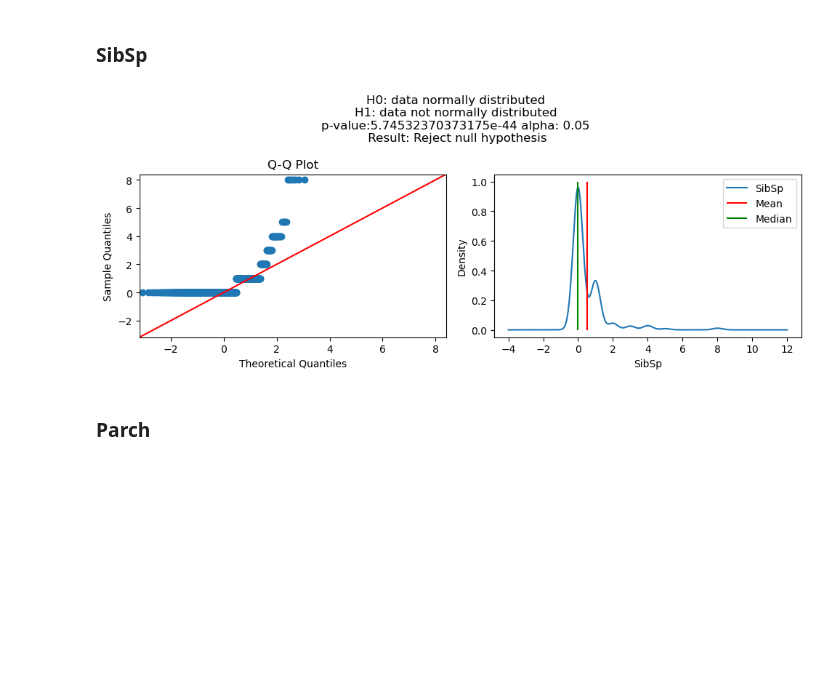
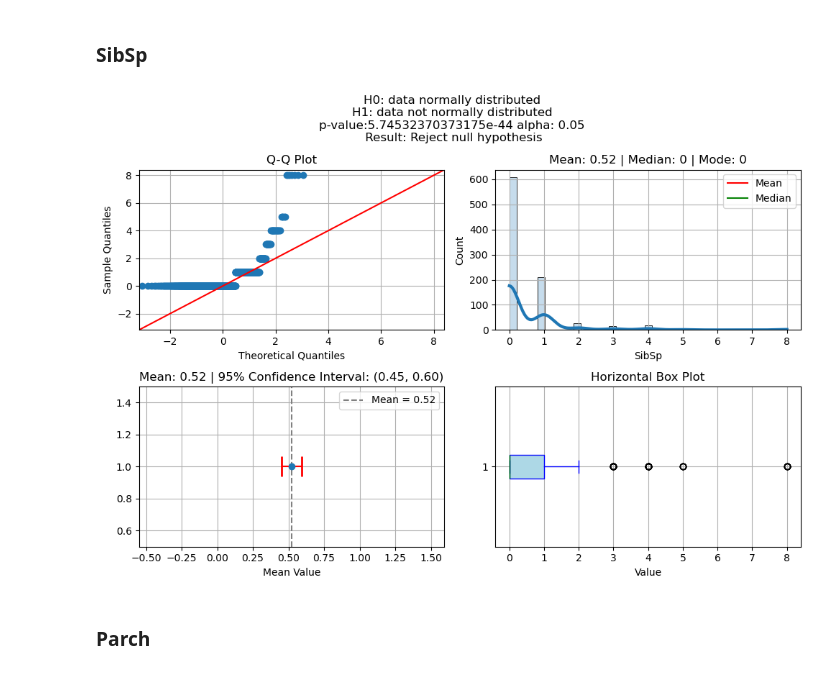
Before and after one commit to Rahul-404/Titanic_Problem_Kaggel, a Jupyter notebook: 2_Exploratory_Data_Analysis.ipynb, the cells around one changed output. Cells and saved outputs as stored; diff of their text form; code cells hidden in the pictures; blank space fills up the shorter version.

```diff
--- a/2_Exploratory_Data_Analysis.ipynb
+++ b/2_Exploratory_Data_Analysis.ipynb
@@ -210,9 +258,9 @@ plot_hist(df, "Fare", 0.02)
 # %% [markdown]
 ### SibSp
 # %%
-plot_hist(df, "SibSp", 1.0)
+plot_numerical_summary(df, "SibSp")
 # %% [output]
-[figure, old version]
+[figure, new version]
 # %% [markdown]
 ### Parch
 # %%
```
Also changed, not shown: parts of 14 cells of this notebook.
